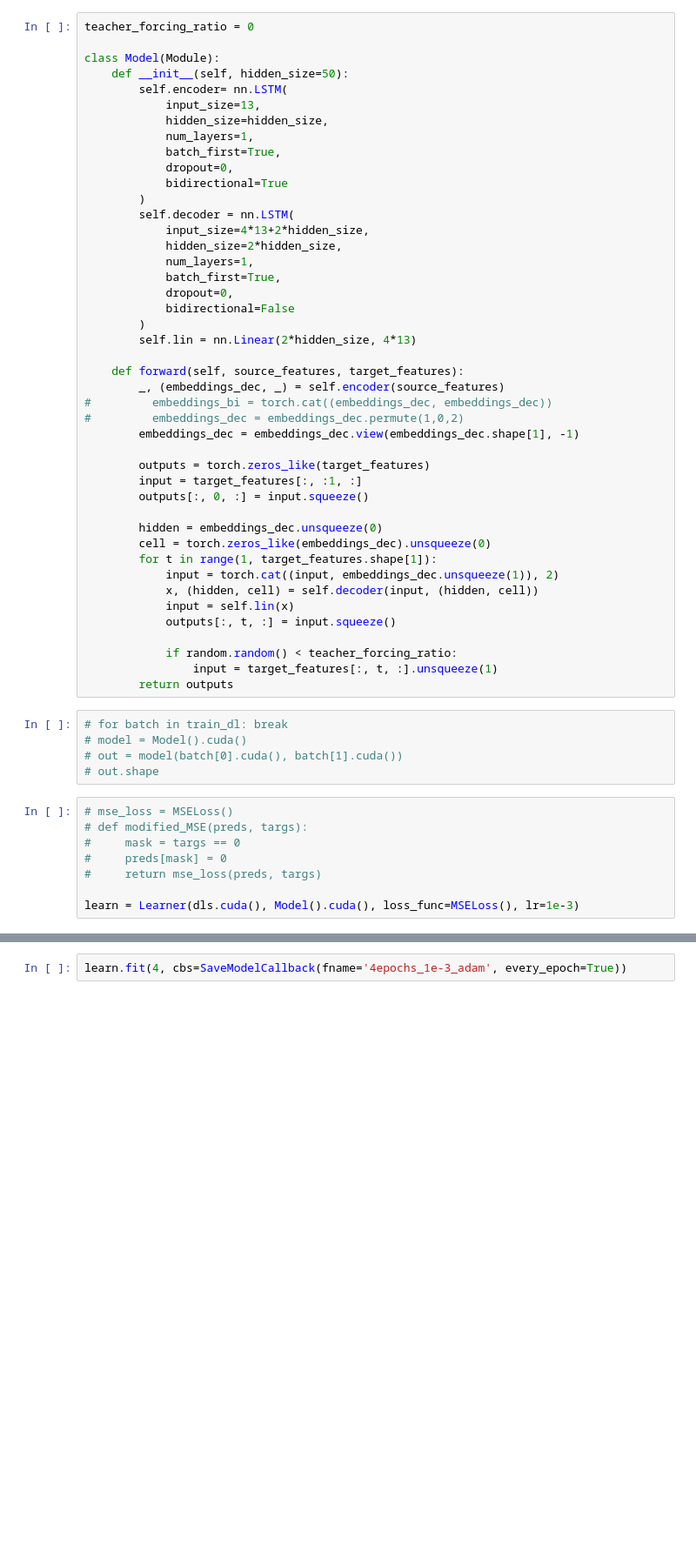
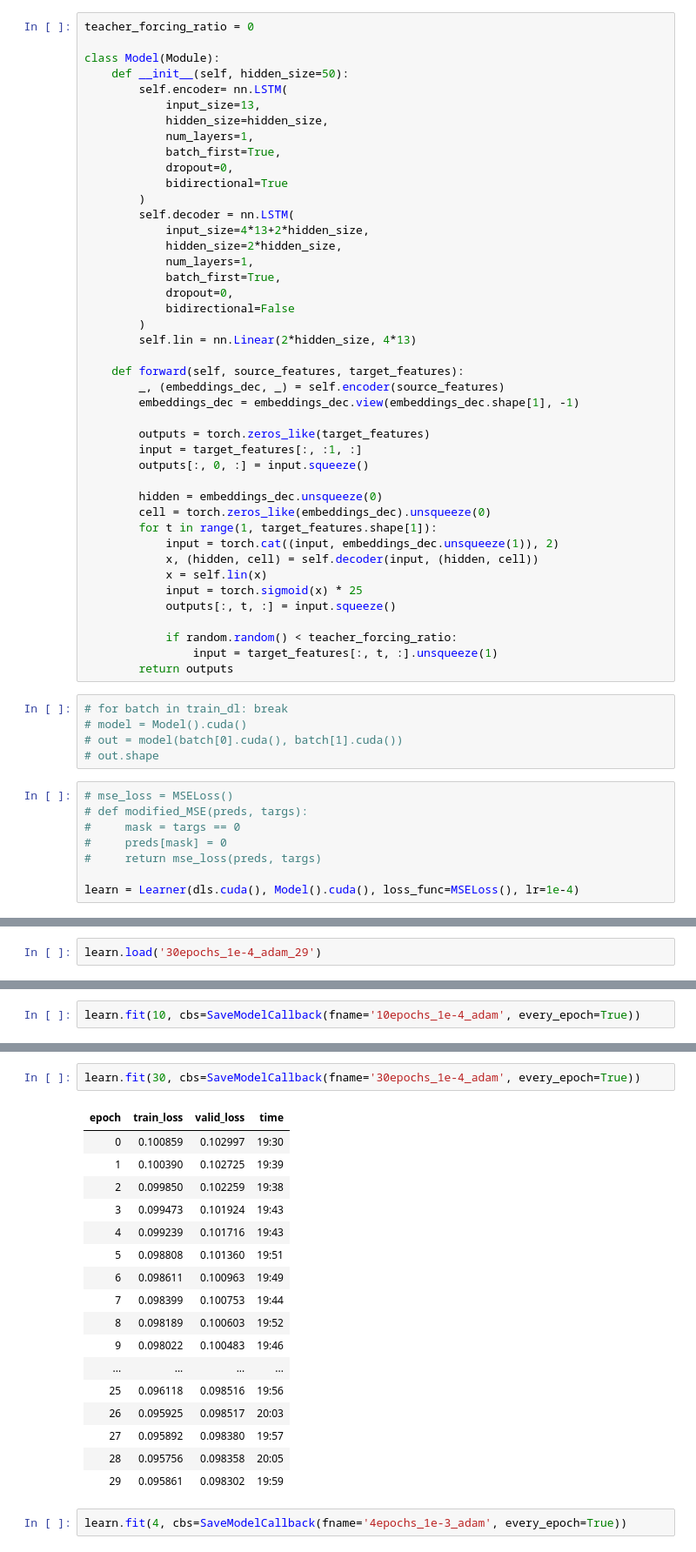
Before and after one commit to earthspecies/audio-embeddings, a Jupyter notebook: 02_basic_model_with_teacher_forcing.ipynb, the cells around one changed output, grey strips where cells are left out. Shown at 87% size. Saved outputs shown, nothing was run; the diff lists cells and outputs as text; blank space fills up the shorter version.

```diff
--- a/02_basic_model_with_teacher_forcing.ipynb
+++ b/02_basic_model_with_teacher_forcing.ipynb
@@ -162,8 +180,6 @@ class Model(Module):
 
     def forward(self, source_features, target_features):
         _, (embeddings_dec, _) = self.encoder(source_features)
-#         embeddings_bi = torch.cat((embeddings_dec, embeddings_dec))
-#         embeddings_dec = embeddings_dec.permute(1,0,2)
         embeddings_dec = embeddings_dec.view(embeddings_dec.shape[1], -1)
 
         outputs = torch.zeros_like(target_features)
@@ -175,7 +191,8 @@ class Model(Module):
         for t in range(1, target_features.shape[1]):
             input = torch.cat((input, embeddings_dec.unsqueeze(1)), 2)
             x, (hidden, cell) = self.decoder(input, (hidden, cell))
-            input = self.lin(x)
+            x = self.lin(x)
+            input = torch.sigmoid(x) * 25
             outputs[:, t, :] = input.squeeze()
 
             if random.random() < teacher_forcing_ratio:
@@ -193,4 +210,4 @@ class Model(Module):
 #     preds[mask] = 0
 #     return mse_loss(preds, targs)
 
-learn = Learner(dls.cuda(), Model().cuda(), loss_func=MSELoss(), lr=1e-3)
+learn = Learner(dls.cuda(), Model().cuda(), loss_func=MSELoss(), lr=1e-4)
@@ -196,0 +216,2 @@ learn = Learner(dls.cuda(), Model().cuda(), loss_func=MSELoss(), lr=1e-3)
+# %%
+learn.load('30epochs_1e-4_adam_29')
@@ -196,0 +220,2 @@ learn = Learner(dls.cuda(), Model().cuda(), loss_func=MSELoss(), lr=1e-3)
+# %%
+learn.fit(10, cbs=SaveModelCallback(fname='10epochs_1e-4_adam', every_epoch=True))
@@ -197,3 +234,23 @@ learn = Learner(dls.cuda(), Model().cuda(), loss_func=MSELoss(), lr=1e-3)
+# %%
+learn.fit(30, cbs=SaveModelCallback(fname='30epochs_1e-4_adam', every_epoch=True))
+# %% [output]
+| epoch | train_loss | valid_loss | time |
+| 0 | 0.100859 | 0.102997 | 19:30 |
+| 1 | 0.100390 | 0.102725 | 19:39 |
+| 2 | 0.099850 | 0.102259 | 19:38 |
+| 3 | 0.099473 | 0.101924 | 19:43 |
+| 4 | 0.099239 | 0.101716 | 19:43 |
+| 5 | 0.098808 | 0.101360 | 19:51 |
+| 6 | 0.098611 | 0.100963 | 19:49 |
+| 7 | 0.098399 | 0.100753 | 19:44 |
+| 8 | 0.098189 | 0.100603 | 19:52 |
+| 9 | 0.098022 | 0.100483 | 19:46 |
+| ... | ... | ... | ... |
+| 25 | 0.096118 | 0.098516 | 19:56 |
+| 26 | 0.095925 | 0.098517 | 20:03 |
+| 27 | 0.095892 | 0.098380 | 19:57 |
+| 28 | 0.095756 | 0.098358 | 20:05 |
+| 29 | 0.095861 | 0.098302 | 19:59 |
 # %%
 learn.fit(4, cbs=SaveModelCallback(fname='4epochs_1e-3_adam', every_epoch=True))
 # %% [output]
```
Also changed, not shown: parts of 15 cells of this notebook.
